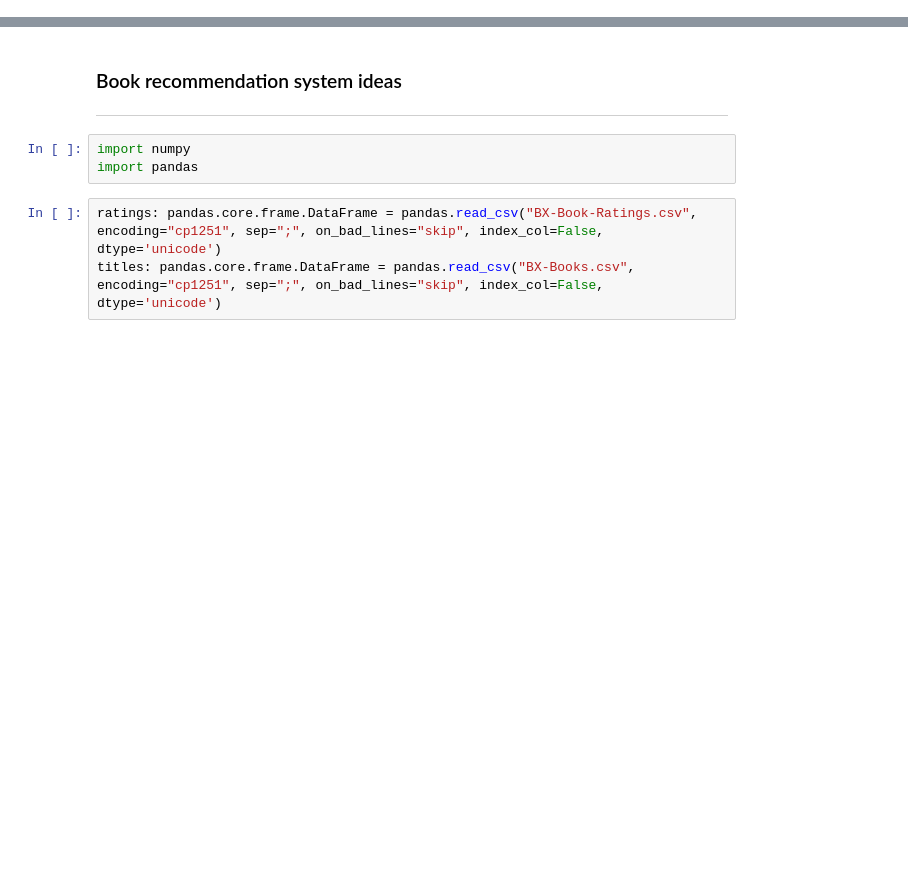
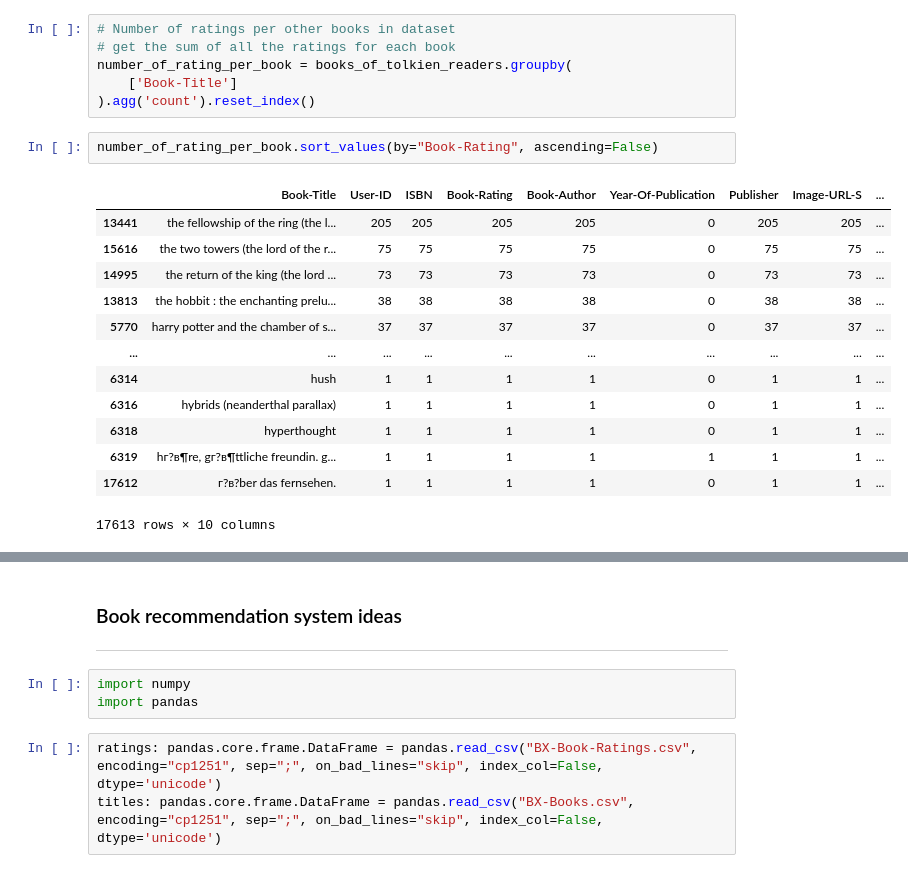
Before and after one commit to Bralor/book_recommender, a Jupyter notebook: book_ideas.ipynb, the cells around one changed output, grey strips where cells are left out. Drawn from its saved outputs; the diff is of its cells as text; blank space fills up the shorter version.

```diff
--- a/book_ideas.ipynb
+++ b/book_ideas.ipynb
@@ -0,0 +127,22 @@
+# %%
+# Number of ratings per other books in dataset
+# get the sum of all the ratings for each book
+number_of_rating_per_book = books_of_tolkien_readers.groupby(
+    ['Book-Title']
+).agg('count').reset_index()
+# %%
+number_of_rating_per_book.sort_values(by="Book-Rating", ascending=False)
+# %% [output]
+|  | Book-Title | User-ID | ISBN | Book-Rating | Book-Author | Year-Of-Publication | Publisher | Image-URL-S | ... |
+| 13441 | the fellowship of the ring (the l... | 205 | 205 | 205 | 205 | 0 | 205 | 205 | ... |
+| 15616 | the two towers (the lord of the r... | 75 | 75 | 75 | 75 | 0 | 75 | 75 | ... |
+| 14995 | the return of the king (the lord ... | 73 | 73 | 73 | 73 | 0 | 73 | 73 | ... |
+| 13813 | the hobbit : the enchanting prelu... | 38 | 38 | 38 | 38 | 0 | 38 | 38 | ... |
+| 5770 | harry potter and the chamber of s... | 37 | 37 | 37 | 37 | 0 | 37 | 37 | ... |
+| ... | ... | ... | ... | ... | ... | ... | ... | ... | ... |
+| 6314 | hush | 1 | 1 | 1 | 1 | 0 | 1 | 1 | ... |
+| 6316 | hybrids (neanderthal parallax) | 1 | 1 | 1 | 1 | 0 | 1 | 1 | ... |
+| 6318 | hyperthought | 1 | 1 | 1 | 1 | 0 | 1 | 1 | ... |
+| 6319 | hг?в¶re, gг?в¶ttliche freundin. g... | 1 | 1 | 1 | 1 | 1 | 1 | 1 | ... |
+| 17612 | г?в?ber das fernsehen. | 1 | 1 | 1 | 1 | 0 | 1 | 1 | ... |
+17613 rows × 10 columns
```
Also changed, not shown: parts of 40 cells of this notebook.
